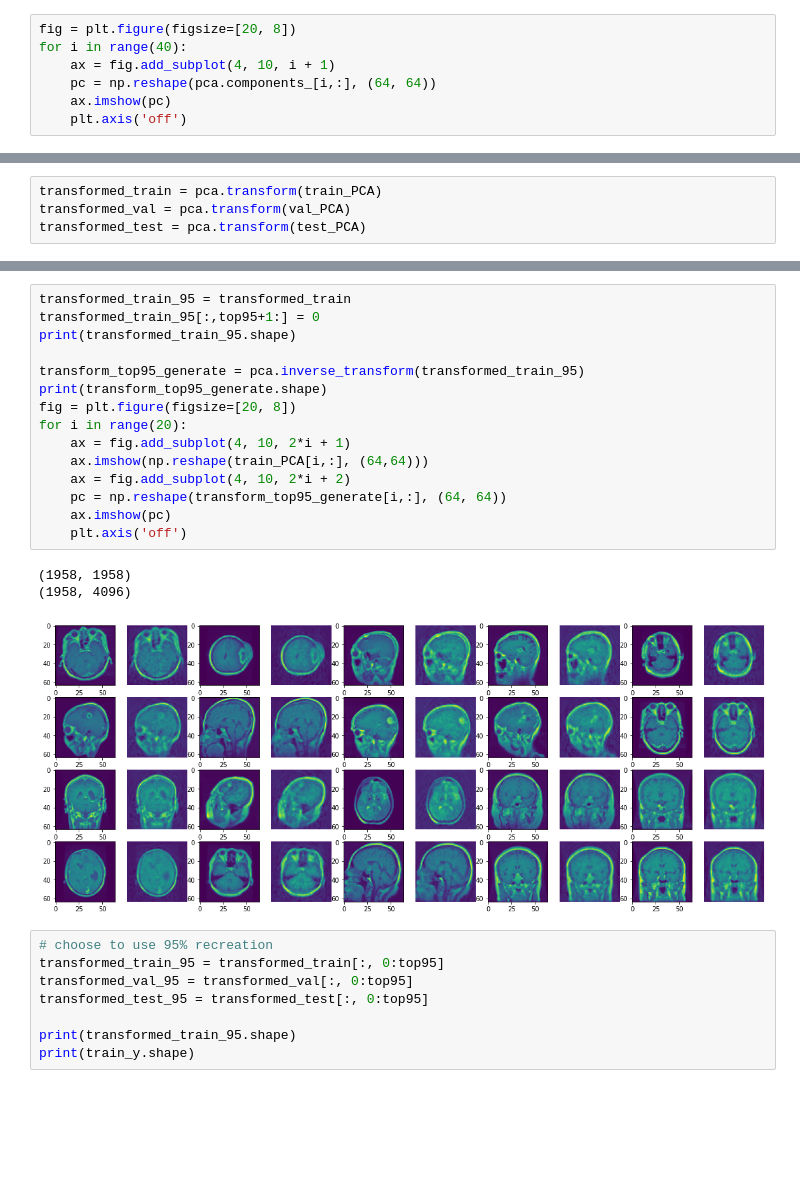
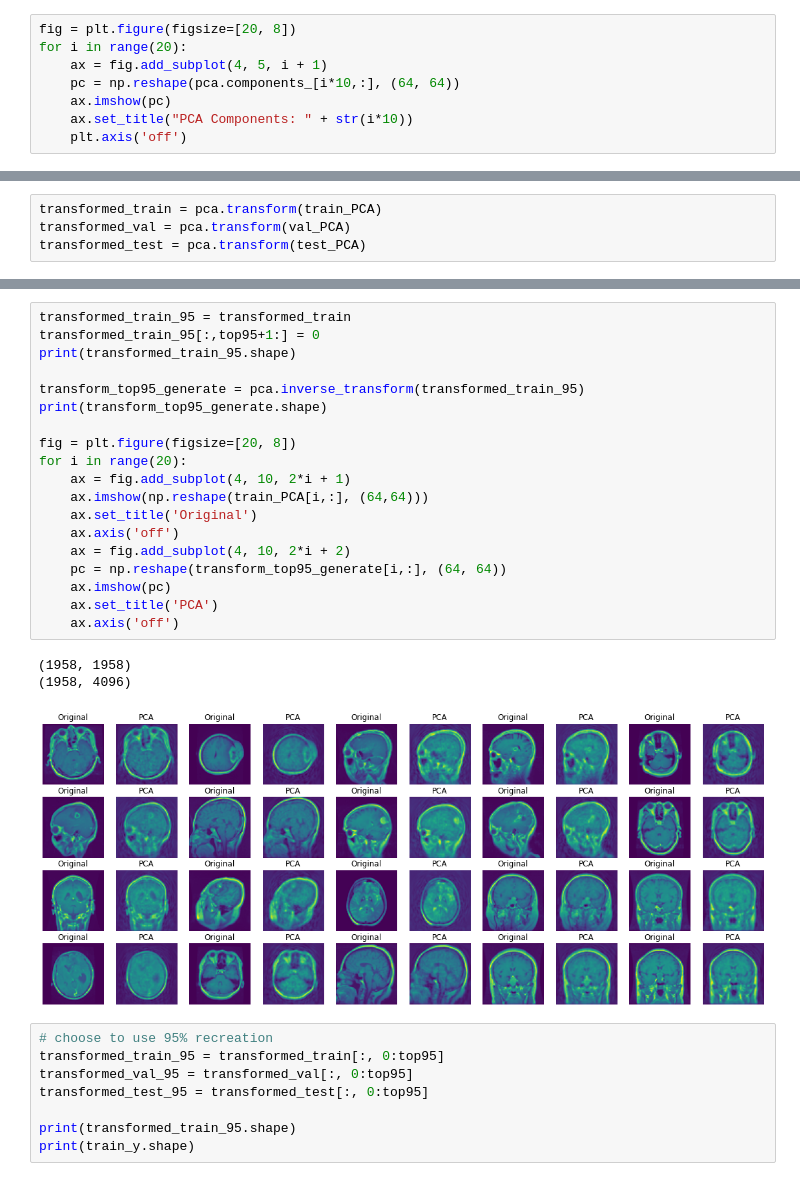
Before and after one commit to Shahak-Kuba/CAB420_Group, a Jupyter notebook: PCA_SVM_Tumor_Classifier.ipynb, the cells around one changed output, grey strips where cells are left out. Drawn from its saved outputs; the diff is of its cells as text; blank space fills up the shorter version.

```diff
--- a/PCA_SVM_Tumor_Classifier.ipynb
+++ b/PCA_SVM_Tumor_Classifier.ipynb
@@ -89,9 +55,10 @@ pca.fit(train_PCA)
 PCA()
 # %%
 fig = plt.figure(figsize=[20, 8])
-for i in range(40):
-    ax = fig.add_subplot(4, 10, i + 1)
-    pc = np.reshape(pca.components_[i,:], (64, 64))
+for i in range(20):
+    ax = fig.add_subplot(4, 5, i + 1)
+    pc = np.reshape(pca.components_[i*10,:], (64, 64))
     ax.imshow(pc)
+    ax.set_title("PCA Components: " + str(i*10))
     plt.axis('off')
 # %% [output]
@@ -123,22 +80,26 @@ top90: 270, top95: 454, top99: 938
 # %%
 transformed_train_95 = transformed_train
 transformed_train_95[:,top95+1:] = 0
 print(transformed_train_95.shape)
 
 transform_top95_generate = pca.inverse_transform(transformed_train_95)
 print(transform_top95_generate.shape)
+
 fig = plt.figure(figsize=[20, 8])
 for i in range(20):
     ax = fig.add_subplot(4, 10, 2*i + 1)
     ax.imshow(np.reshape(train_PCA[i,:], (64,64)))
+    ax.set_title('Original')
+    ax.axis('off')
     ax = fig.add_subplot(4, 10, 2*i + 2)
     pc = np.reshape(transform_top95_generate[i,:], (64, 64))
     ax.imshow(pc)
-    plt.axis('off')
+    ax.set_title('PCA')
+    ax.axis('off')
 # %% [output]
 (1958, 1958)
 (1958, 4096)
-[figure, old version]
+[figure, new version]
 # %%
 # choose to use 95% recreation
 transformed_train_95 = transformed_train[:, 0:top95]
```
Also changed, not shown: parts of 11 cells of this notebook, 3 other files.
